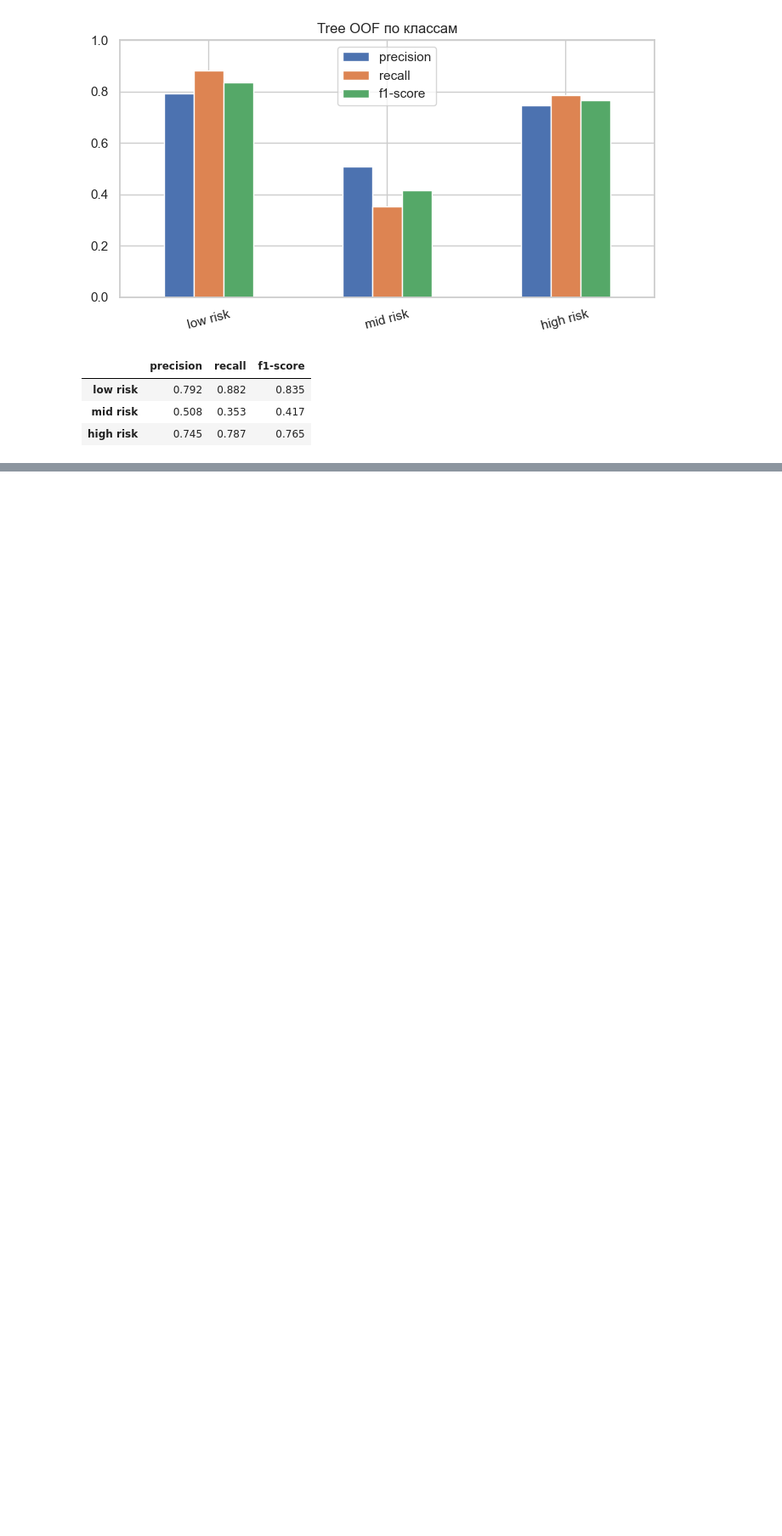
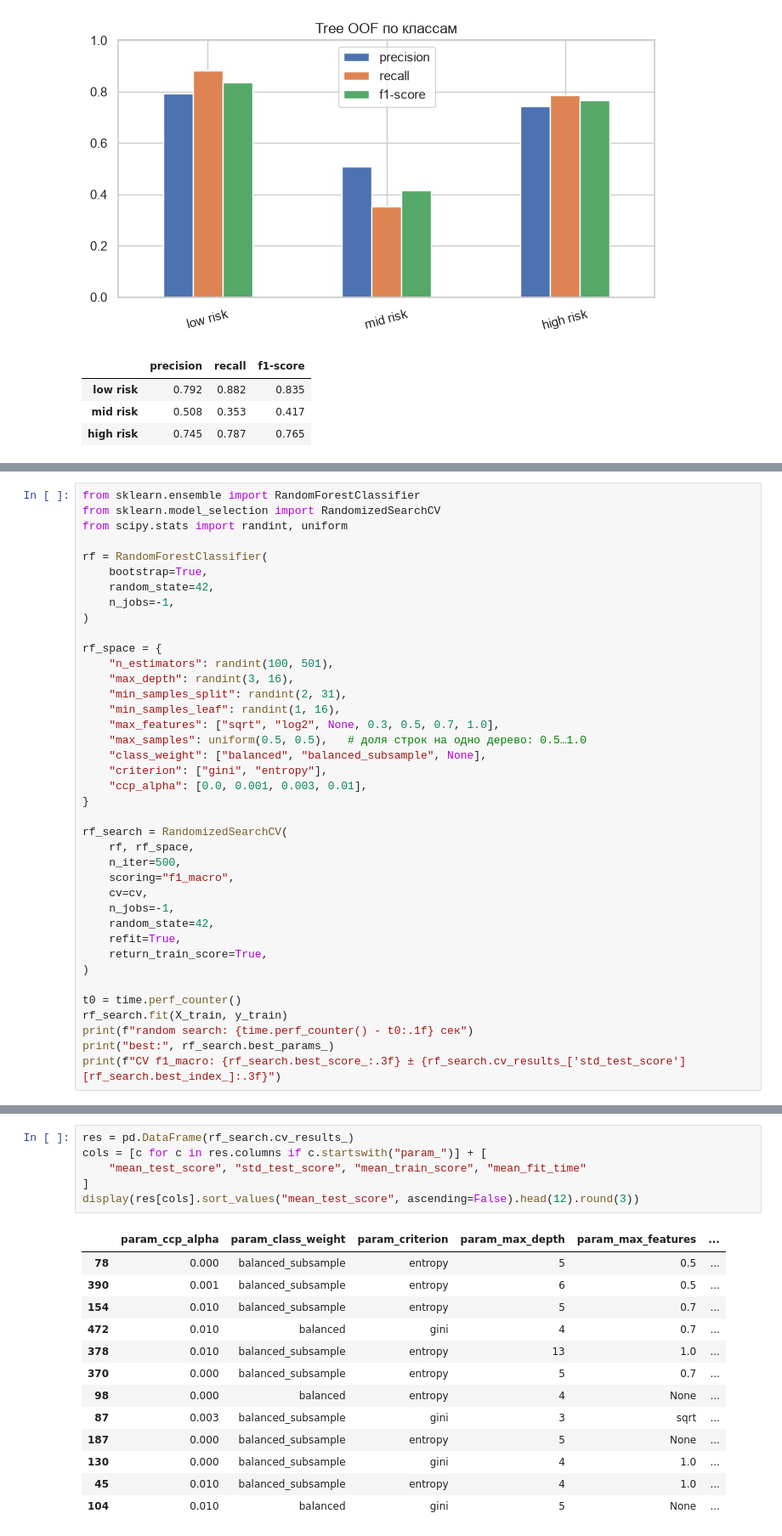
Before and after one commit to NexPG/risk-of-pregnancy, a Jupyter notebook: code/trainer.ipynb, the cells around one changed output, grey strips where cells are left out. Shown at 85% size. Drawn from its saved outputs; the diff is of its cells as text; blank space fills up the shorter version.

Commit message:
Add Random Forest model

```diff
--- a/code/trainer.ipynb
+++ b/code/trainer.ipynb
@@ -421,0 +426,39 @@ display(per.round(3))
+# %%
+from sklearn.ensemble import RandomForestClassifier
+from sklearn.model_selection import RandomizedSearchCV
+from scipy.stats import randint, uniform
+
+rf = RandomForestClassifier(
+    bootstrap=True,
+    random_state=42,
+    n_jobs=-1,
+)
+
+rf_space = {
+    "n_estimators": randint(100, 501),
+    "max_depth": randint(3, 16),
+    "min_samples_split": randint(2, 31),
+    "min_samples_leaf": randint(1, 16),
+    "max_features": ["sqrt", "log2", None, 0.3, 0.5, 0.7, 1.0],
+    "max_samples": uniform(0.5, 0.5),   # доля строк на одно дерево: 0.5…1.0
+    "class_weight": ["balanced", "balanced_subsample", None],
+    "criterion": ["gini", "entropy"],
+    "ccp_alpha": [0.0, 0.001, 0.003, 0.01],
+}
+
+rf_search = RandomizedSearchCV(
+    rf, rf_space,
+    n_iter=500,
+    scoring="f1_macro",
+    cv=cv,
+    n_jobs=-1,
+    random_state=42,
+    refit=True,
+    return_train_score=True,
+)
+
+t0 = time.perf_counter()
+rf_search.fit(X_train, y_train)
+print(f"random search: {time.perf_counter() - t0:.1f} сек")
+print("best:", rf_search.best_params_)
+print(f"CV f1_macro: {rf_search.best_score_:.3f} ± {rf_search.cv_results_['std_test_score'][rf_search.best_index_]:.3f}")
@@ -421,0 +471,20 @@ display(per.round(3))
+# %%
+res = pd.DataFrame(rf_search.cv_results_)
+cols = [c for c in res.columns if c.startswith("param_")] + [
+    "mean_test_score", "std_test_score", "mean_train_score", "mean_fit_time"
+]
+display(res[cols].sort_values("mean_test_score", ascending=False).head(12).round(3))
+# %% [output]
+|  | param_ccp_alpha | param_class_weight | param_criterion | param_max_depth | param_max_features | ... |
+| 78 | 0.000 | balanced_subsample | entropy | 5 | 0.5 | ... |
+| 390 | 0.001 | balanced_subsample | entropy | 6 | 0.5 | ... |
+| 154 | 0.010 | balanced_subsample | entropy | 5 | 0.7 | ... |
+| 472 | 0.010 | balanced | gini | 4 | 0.7 | ... |
+| 378 | 0.010 | balanced_subsample | entropy | 13 | 1.0 | ... |
+| 370 | 0.000 | balanced_subsample | entropy | 5 | 0.7 | ... |
+| 98 | 0.000 | balanced | entropy | 4 | None | ... |
+| 87 | 0.003 | balanced_subsample | gini | 3 | sqrt | ... |
+| 187 | 0.000 | balanced_subsample | entropy | 5 | None | ... |
+| 130 | 0.000 | balanced_subsample | gini | 4 | 1.0 | ... |
+| 45 | 0.010 | balanced_subsample | entropy | 4 | 1.0 | ... |
+| 104 | 0.010 | balanced | gini | 5 | None | ... |
```
Also changed, not shown: parts of 12 cells of this notebook.
